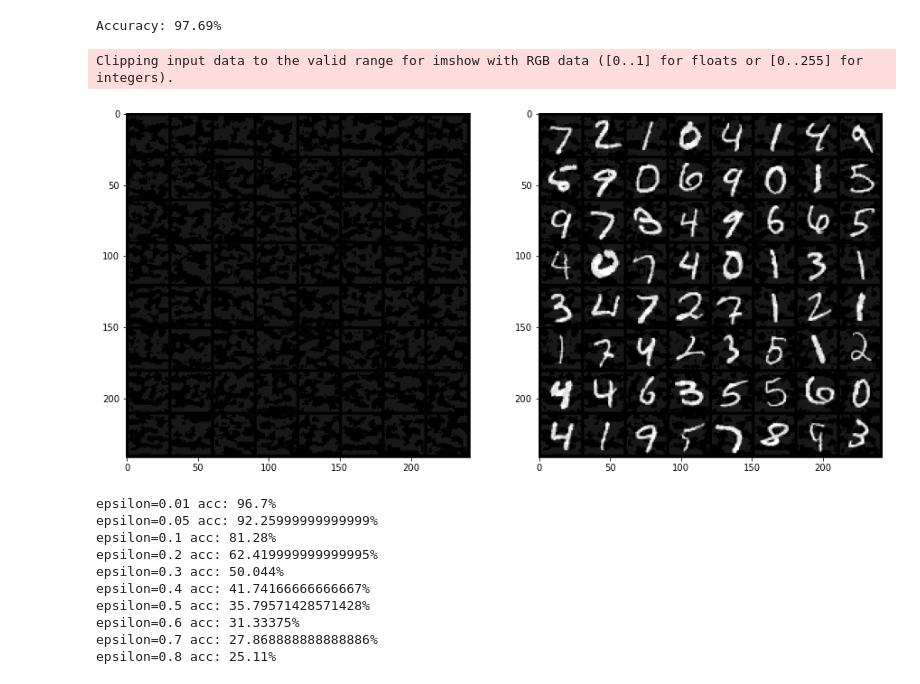
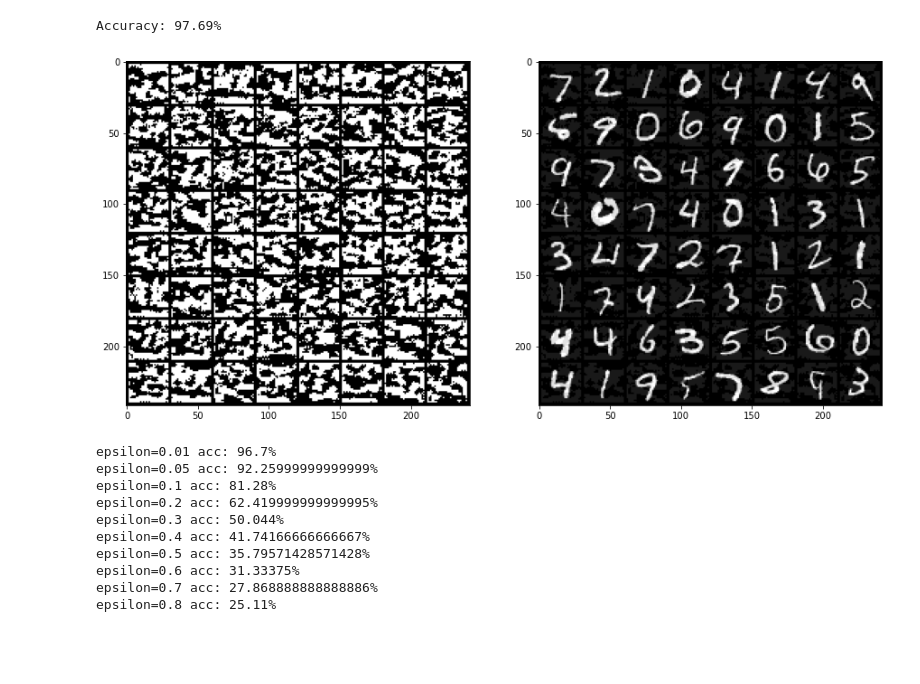
Before and after one commit to gwcrepo/FGSM-MNIST, a Jupyter notebook: FGSM-MNIST.ipynb, the cells around one changed output. Saved outputs shown, nothing was run; the diff lists cells and outputs as text; code cells hidden in the pictures; blank space fills up the shorter version.

```diff
--- a/FGSM-MNIST.ipynb
+++ b/FGSM-MNIST.ipynb
@@ -130,34 +130,33 @@ Accuracy: 97.69%
 # %%
 # 寻找对抗样本，并可视化
 
 eps = [0.01, 0.05, 0.1, 0.2, 0.3, 0.4, 0.5, 0.6, 0.7, 0.8]
 
 for X, y in test_dataloader:
     X, y = X.to(device), y.to(device)
 
     X.requires_grad = True
     pred = network(X)
     network.zero_grad()
     loss = loss_fn(pred, y)
     loss.backward()
 
     plt.figure(figsize=(15, 8))
 
     plt.subplot(121)
-    image_grid = torchvision.utils.make_grid(torch.clamp(X.grad.sign(), -eps[2], eps[2]))
+    image_grid = torchvision.utils.make_grid(torch.clamp(X.grad.sign(), 0, 1))
     plt.imshow(np.transpose(image_grid.cpu().numpy(), (1, 2, 0)))
 
     X_adv = X + eps[2] * X.grad.sign()
     X_adv = torch.clamp(X_adv, 0, 1)
 
     plt.subplot(122)
     image_grid = torchvision.utils.make_grid(X_adv)
     plt.imshow(np.transpose(image_grid.cpu().numpy(), (1, 2, 0)))
 
     break
 # %% [output]
-Clipping input data to the valid range for imshow with RGB data ([0..1] for floats or [0..255] for integers).
-[figure, old version]
+[figure, new version]
 # %%
 # 用对抗样本替代原始样本，测试准确度
 # 探究不同epsilon对LeNet分类准确度的影响
```
